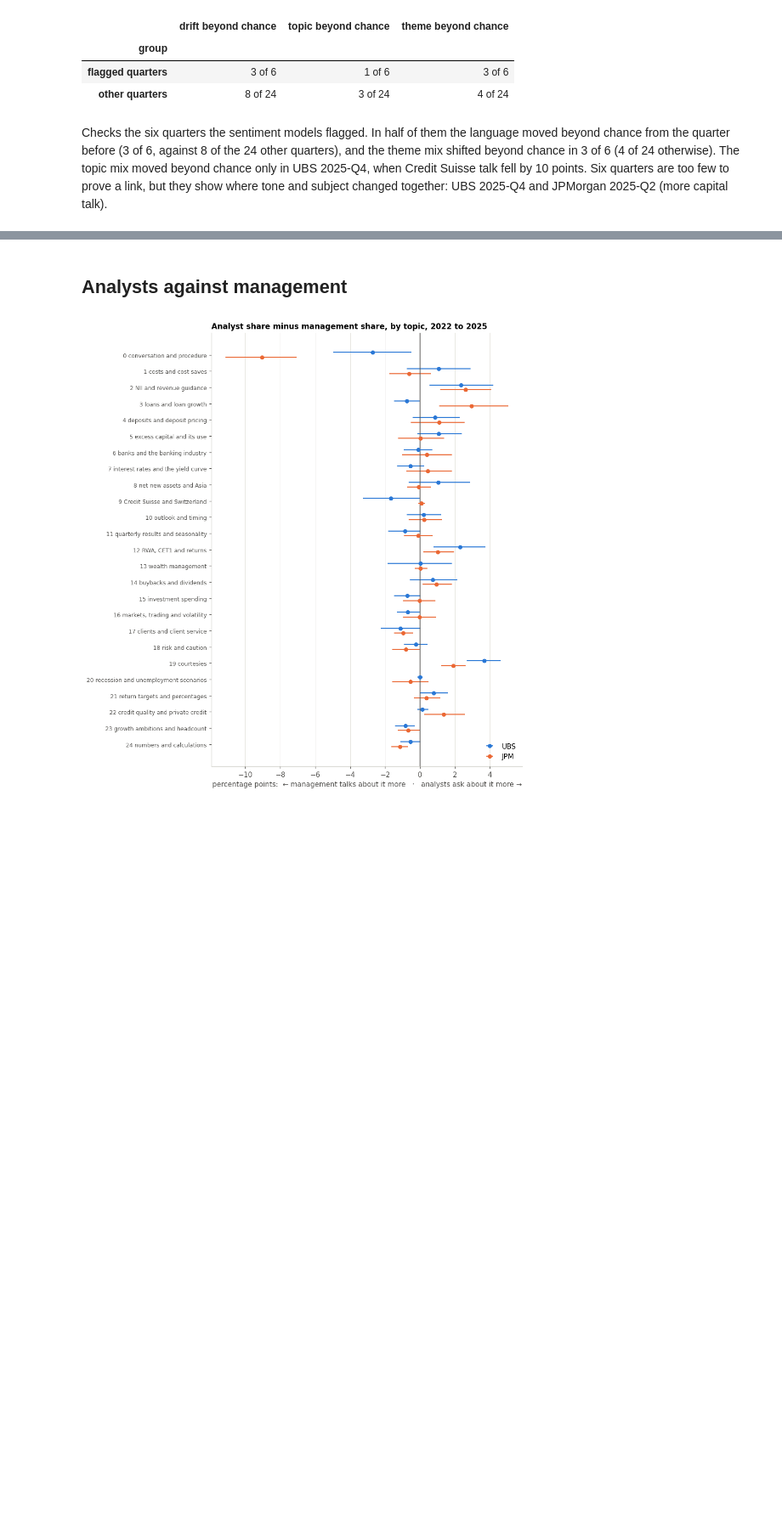
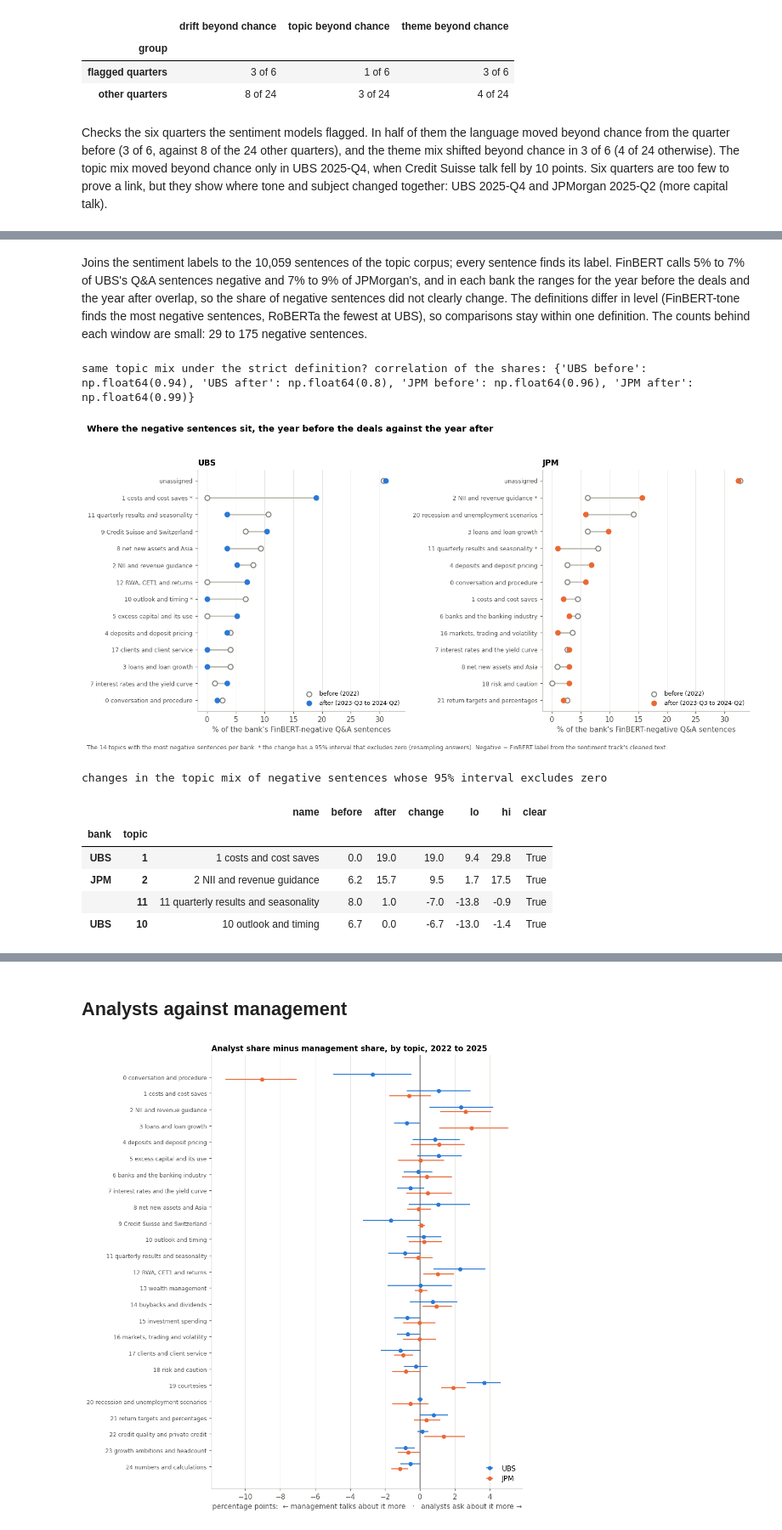
Before and after one commit to maybebool/boe-financial-analysis, a Jupyter notebook: notebooks/angelo/angelo_a3.ipynb, the cells around one changed output, grey strips where cells are left out. Shown at 85% size. Drawn from its saved outputs; the diff is of its cells as text; code cells hidden in the pictures; blank space fills up the shorter version.

```diff
--- a/notebooks/angelo/angelo_a3.ipynb
+++ b/notebooks/angelo/angelo_a3.ipynb
@@ -1467,0 +1528,66 @@ The comparison gives the sentiment results a subject: when tone and topic change
+# %% [markdown]
+Joins the sentiment labels to the 10,059 sentences of the topic corpus; every sentence finds its label. FinBERT calls 5% to 7% of UBS's Q&A sentences negative and 7% to 9% of JPMorgan's, and in each bank the ranges for the year before the deals and the year after overlap, so the share of negative sentences did not clearly change. The definitions differ in level (FinBERT-tone finds the most negative sentences, RoBERTa the fewest at UBS), so comparisons stay within one definition. The counts behind each window are small: 29 to 175 negative sentences.
+# %%
+# 6.2 which topics the negative sentences talk about, before (2022) and after (2023-Q3 to 2024-Q2), per bank:
+# the topic mix of FinBERT-negative sentences with 95% intervals from resampling utterances, and the change.
+# The strict definition (2 of 3 models) is the check.
+def negative_mix(col, rng):
+    rows = []
+    for b in BANKS:
+        point, boot = {}, {}
+        for w in ("before", "after"):
+            g = qa[(qa["bank"] == b) & (qa["window"] == w) & qa[col]]
+            point[w], boot[w] = shares(g, "topic", TOPICS, rng)
+        lo, hi = np.percentile(100 * (boot["after"] - boot["before"]), [2.5, 97.5], axis=0)
+        rows += [{"bank": b, "topic": t, "before": 100 * point["before"][k], "after": 100 * point["after"][k],
+                  "lo": lo[k], "hi": hi[k]} for k, t in enumerate(TOPICS)]
+    mix = pd.DataFrame(rows).set_index(["bank", "topic"])
+    mix["change"] = mix["after"] - mix["before"]
+    mix["clear"] = (mix["lo"] > 0) | (mix["hi"] < 0)
+    return mix[["before", "after", "change", "lo", "hi", "clear"]]
+
+rng = np.random.default_rng(SEED)
+neg_mix = negative_mix("neg_finbert", rng)
+strict_mix = negative_mix("neg_2of3", rng)
+neg_mix.insert(0, "name", [topic_label(t) for _, t in neg_mix.index])
+neg_mix.round(2).to_csv(OUT / "negative_topics_before_after.csv")
+print("same topic mix under the strict definition? correlation of the shares:",
+      {f"{b} {w}": round(neg_mix.loc[b, w].corr(strict_mix.loc[b, w]), 2) for b in BANKS for w in ("before", "after")})
+
+fig, axes = plt.subplots(1, 2, figsize=(13, 6.4), sharex=True)
+for ax, b in zip(axes, BANKS):
+    m = neg_mix.loc[b]
+    m = m.loc[m[["before", "after"]].max(axis=1).sort_values(ascending=False).index[:14]]
+    y = np.arange(len(m))
+    ax.hlines(y, m["before"], m["after"], color="#c3c2b7", lw=2, zorder=1)
+    ax.scatter(m["before"], y, s=46, facecolors="white", edgecolors="#898781", linewidths=1.5, zorder=2,
+               label="before (2022)")
+    ax.scatter(m["after"], y, s=46, color=BANK_COLOR[b], zorder=3, label="after (2023-Q3 to 2024-Q2)")
+    ax.set_yticks(y, [topic_label(t) + (" *" if m.at[t, "clear"] else "") for t in m.index], fontsize=8)
+    ax.invert_yaxis()
+    ax.grid(axis="y", visible=False)
+    ax.set_xlabel("% of the bank's FinBERT-negative Q&A sentences")
+    ax.set_title(b, loc="left")
+    ax.legend(loc="lower right", fontsize=8)
+fig.suptitle("Where the negative sentences sit, the year before the deals against the year after",
+             x=0.01, ha="left", fontweight="bold")
+fig.text(0.01, 0.005, "The 14 topics with the most negative sentences per bank. * the change has a 95% interval "
+         "that excludes zero (resampling answers). Negative = FinBERT label from the sentiment track's cleaned text.",
+         fontsize=8, color="#52514e")
+plt.tight_layout(rect=(0, 0.03, 1, 0.95))
+fig.savefig(FIG / "fig_6.2_negative_topics.png", dpi=150, bbox_inches="tight")
+plt.show()
+
+print("changes in the topic mix of negative sentences whose 95% interval excludes zero")
+clear = neg_mix[neg_mix["clear"]]
+display(clear.reindex(clear["change"].abs().sort_values(ascending=False).index).round(1))
+# %% [output]
+same topic mix under the strict definition? correlation of the shares: {'UBS before': np.float64(0.94), 'UBS after': np.float64(0.8), 'JPM before': np.float64(0.96), 'JPM after': np.float64(0.99)}
+[figure, added]
+changes in the topic mix of negative sentences whose 95% interval excludes zero
+|  |  | name | before | after | change | lo | hi | clear |
+| bank | topic |  |  |  |  |  |  |  |
+| UBS | 1 | 1 costs and cost saves | 0.0 | 19.0 | 19.0 | 9.4 | 29.8 | True |
+| JPM | 2 | 2 NII and revenue guidance | 6.2 | 15.7 | 9.5 | 1.7 | 17.5 | True |
+|  | 11 | 11 quarterly results and seasonality | 8.0 | 1.0 | -7.0 | -13.8 | -0.9 | True |
+| UBS | 10 | 10 outlook and timing | 6.7 | 0.0 | -6.7 | -13.0 | -1.4 | True |
```
Also changed, not shown: parts of 11 cells of this notebook, 1 other file.
